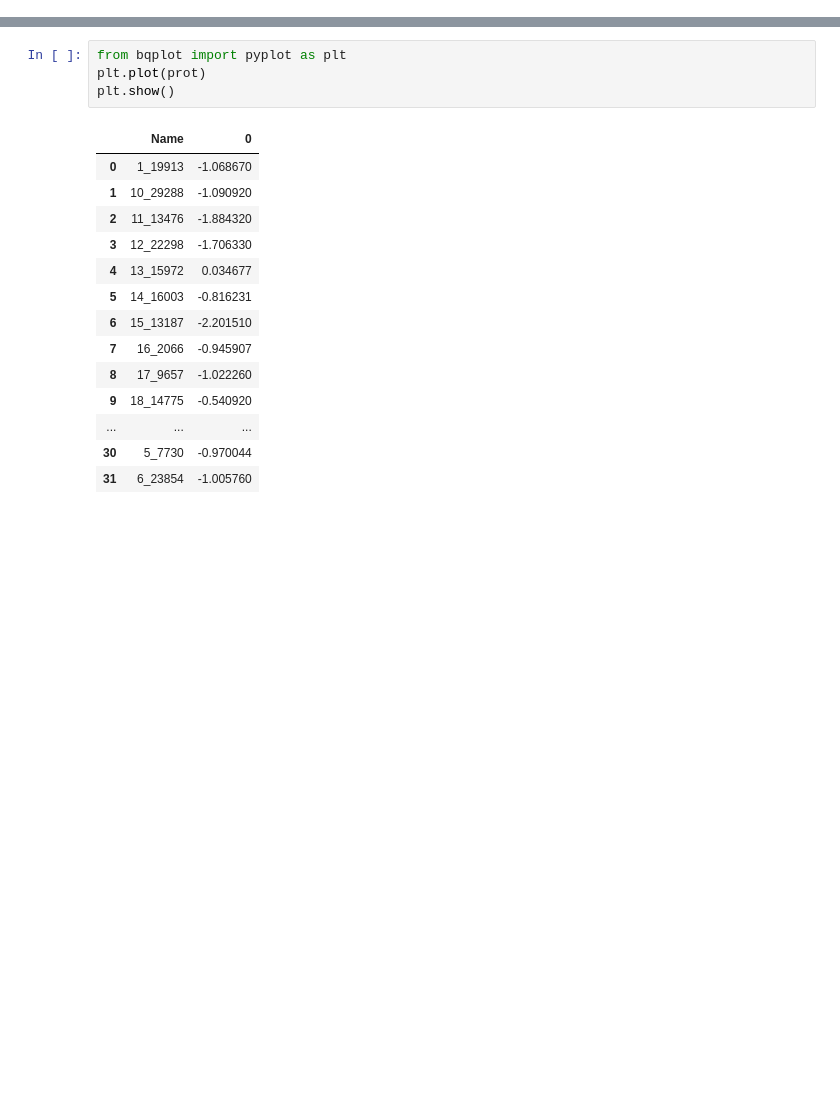
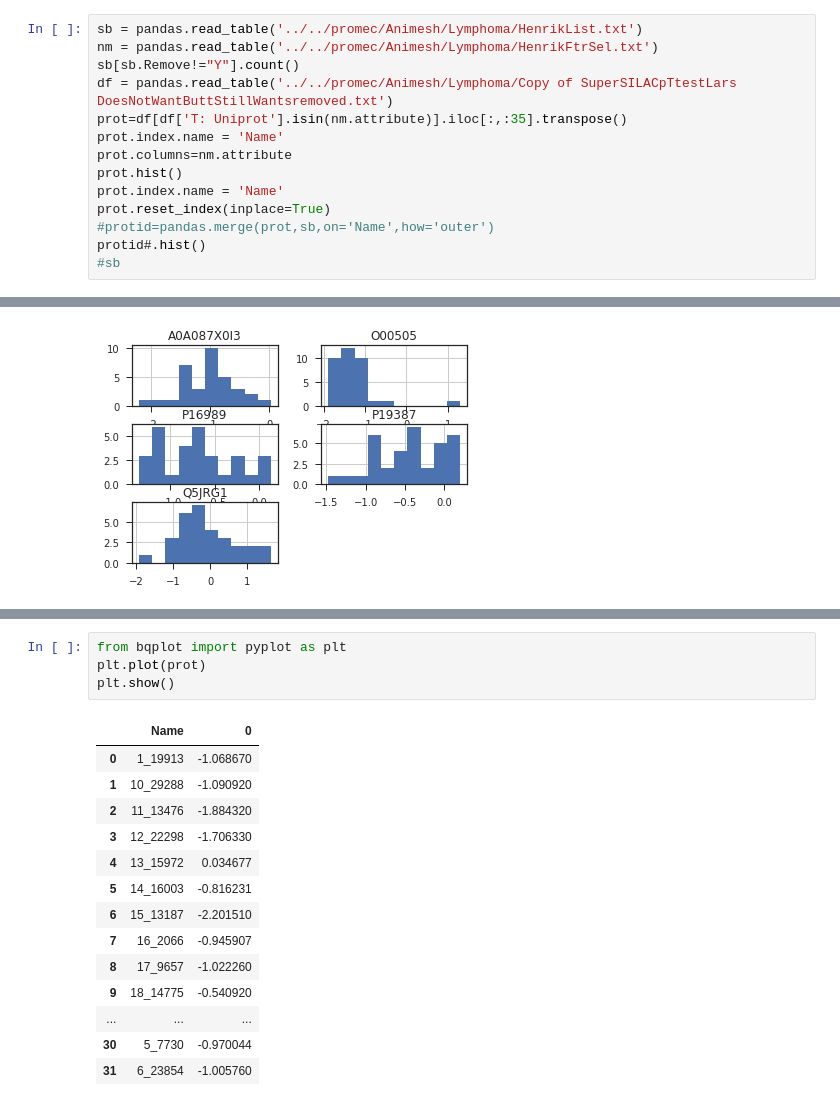
Before and after one commit to animesh/notebooks, a Jupyter notebook: lymphomaTF.ipynb, the cells around one changed output, grey strips where cells are left out. Drawn from its saved outputs; the diff is of its cells as text; blank space fills up the shorter version.

```diff
--- a/lymphomaTF.ipynb
+++ b/lymphomaTF.ipynb
@@ -38,0 +45,15 @@ protid.plot()
+# %%
+sb = pandas.read_table('../../promec/Animesh/Lymphoma/HenrikList.txt')
+nm = pandas.read_table('../../promec/Animesh/Lymphoma/HenrikFtrSel.txt')
+sb[sb.Remove!="Y"].count()
+df = pandas.read_table('../../promec/Animesh/Lymphoma/Copy of SuperSILACpTtestLars DoesNotWantButtStillWantsremoved.txt')
+prot=df[df['T: Uniprot'].isin(nm.attribute)].iloc[:,:35].transpose()
+prot.index.name = 'Name'
+prot.columns=nm.attribute
+prot.hist()
+prot.index.name = 'Name'
+prot.reset_index(inplace=True)
+#protid=pandas.merge(prot,sb,on='Name',how='outer')
+protid#.hist()
+#sb
+# %% [output]
@@ -39,3 +77,4 @@ protid.plot()
+[figure, added]
 # %%
 #import seaborn
 import seaborn as sb; sb.set(style="ticks", color_codes=True)
```
Also changed, not shown: parts of 4 cells of this notebook.
